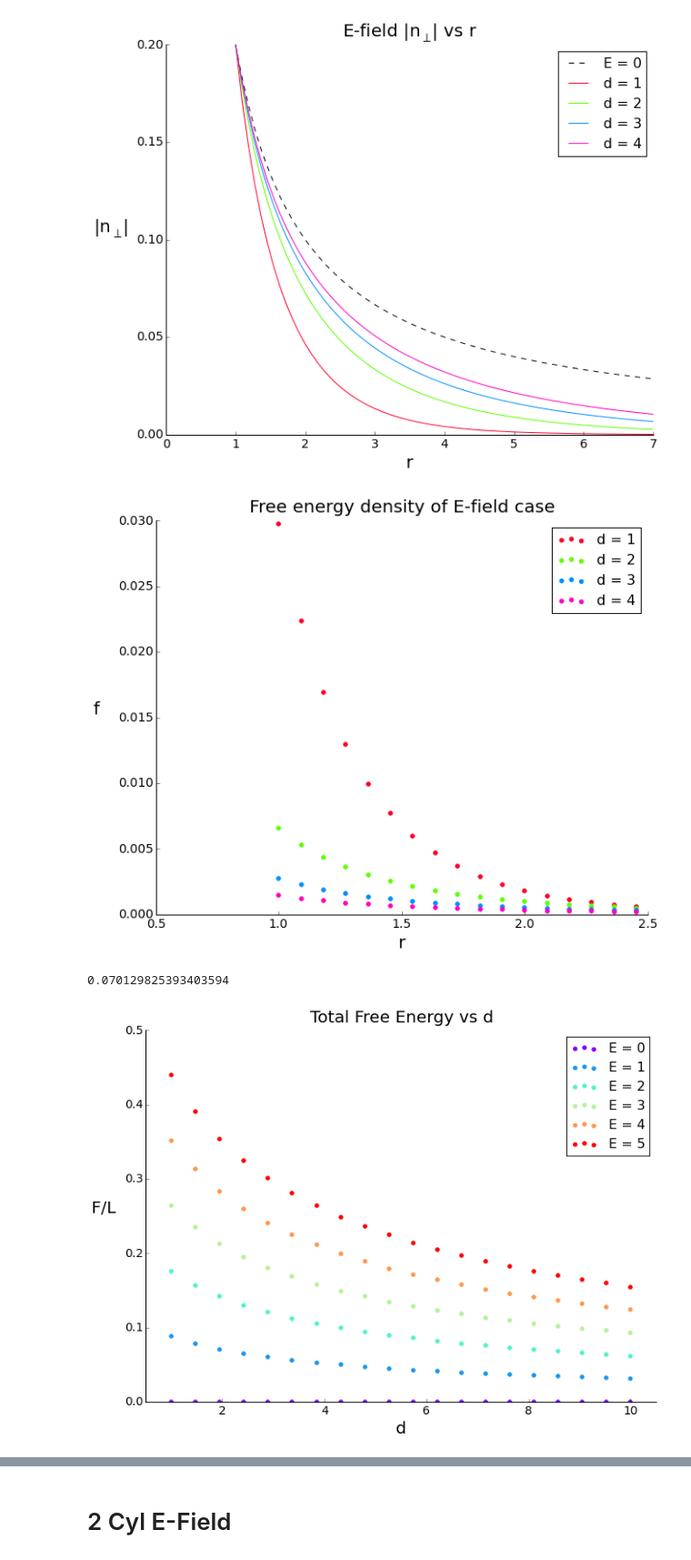
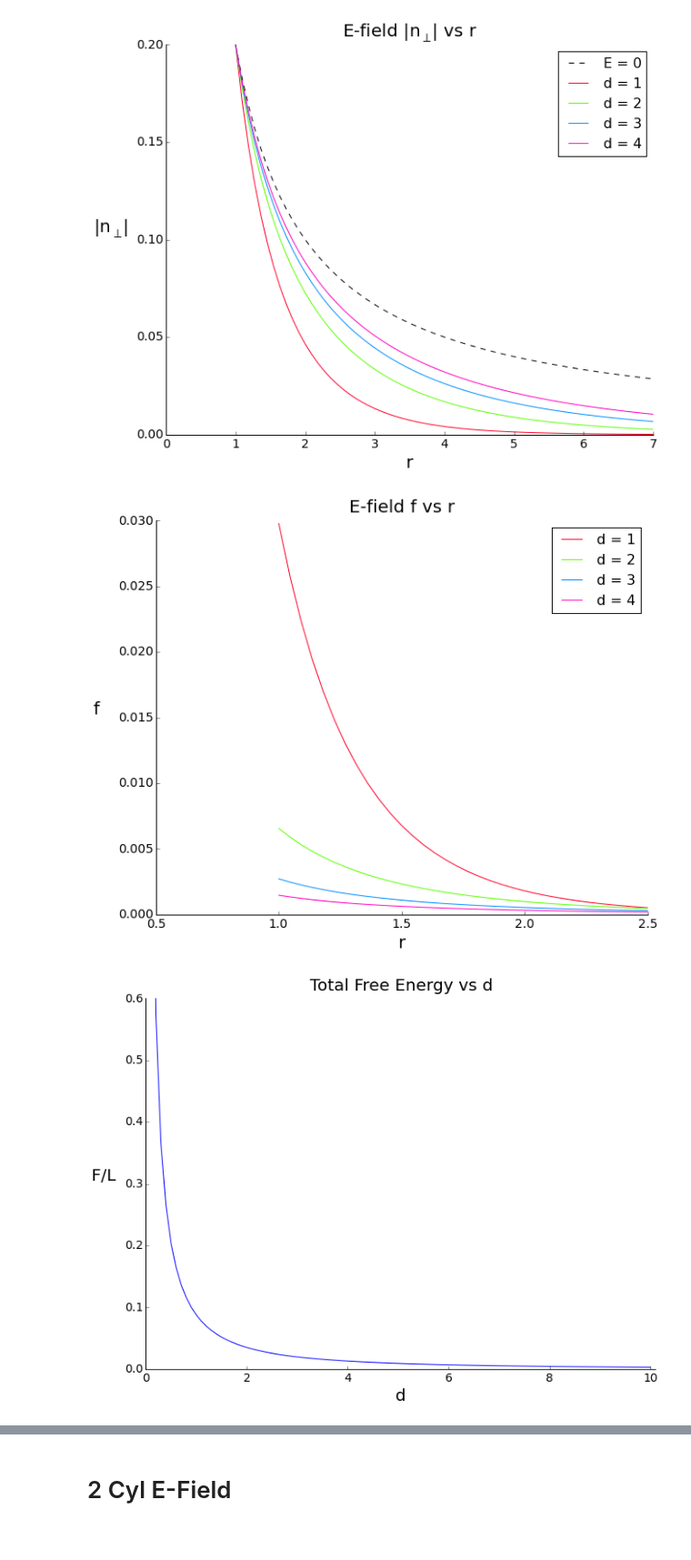
Before and after one commit to brettavedisian/Liquid-Crystals, a Jupyter notebook: plots.ipynb, the cells around one changed output, grey strips where cells are left out. Shown: that part at 91% size. Saved outputs shown, nothing was run; the diff lists cells and outputs as text; code cells hidden in the pictures.

```diff
--- a/plots.ipynb
+++ b/plots.ipynb
@@ -93,15 +91,14 @@ plt.tick_params(axis='y', right='off');
 # %% [output]
 [figure]
 # %%
-# Free energy density of the E-field case w/ varying d-values, constant thetaS along y-axis
+# Free energy density of the E-field case w/ varying d-values, constant thetaS
 plt.figure(figsize=(10,8))
 ax = plt.subplot(111)
 ax.spines['right'].set_visible(False)
 ax.spines['top'].set_visible(False)
 for color, dlabel, dval in zip(colors,dlabels,dlist):
-    plt.scatter(r(xaxis,y), simple_f(xaxis,y,dval,r1,0.2,1), color=color)
-    plt.scatter(0,0, color=color, label=dlabel) # legend indicator for color of thetaS
-plt.title('Free energy density of E-field case', fontsize=20,y=1.01)
+    plt.plot(np.linspace(1,10,200), simple_f2(np.linspace(1,10,200),dval,r1,0.2,1), color=color,label=dlabel)
+plt.title('E-field f vs r', fontsize=20,y=1.01)
 plt.xlabel('r', fontsize=20)
 plt.ylabel('f', fontsize=20, rotation='horizontal', labelpad=25)
 plt.xlim(0.5,2.5),plt.ylim(0,0.03)
@@ -112,11 +109,7 @@ plt.tick_params(axis='x', top='off')
 plt.tick_params(axis='y', right='off')
 plt.legend(loc='best',fontsize=16);
 # %% [output]
-[figure, old version]
+[figure, new version]
 # %%
-def int_f(d,theta_s,E,K,R):
-    return E*np.sqrt(K)*R*np.pi*theta_s**2*k0(R/d)/k1(R/d)
+def int_f(d,theta_s,K,R):
+    return K*R*np.pi*theta_s**2*k0(R/d)/(d*k1(R/d))
-# %%
-int_f(2,0.2,1,1,1)
-# %% [output]
-0.070129825393403594
@@ -130,19 +116,16 @@ for i in np.linspace(0,5,6):
 # %%
-Elist = ['E = 0', 'E = 1', 'E = 2', 'E = 3', 'E = 4', 'E = 5']
-colors_E = cm.rainbow(np.linspace(0, 1, len(Elist)))
+dvalues = np.linspace(0.1,10,100)
 
 plt.figure(figsize=(11,8))
 plt.gca().spines['right'].set_visible(False)
 plt.gca().spines['top'].set_visible(False)
-for i in range(len(int_list)):
-    plt.scatter(np.linspace(1,10,20),int_list[i],label=Elist[i],color=colors_E[i])
-plt.ylim(0,0.5),plt.xlim(0.5,10.5)
+plt.plot(dvalues,int_f(dvalues,0.2,1,1))
+plt.ylim(0,0.6),plt.xlim(0,10.1)
 plt.xlabel('d',fontsize=20)
 plt.ylabel('F/L',fontsize=20,labelpad=25,rotation='horizontal')
 plt.title('Total Free Energy vs d',fontsize=20,y=1.01)
 plt.tick_params(axis='both',which='major',labelsize=14)
-plt.legend(loc='upper right',fontsize=16)
 plt.tick_params(axis='x', top='off')
 plt.tick_params(axis='y', right='off');
 # %% [output]
-[figure, old version]
+[figure, new version]
```
Also changed, not shown: parts of 40 cells of this notebook.
